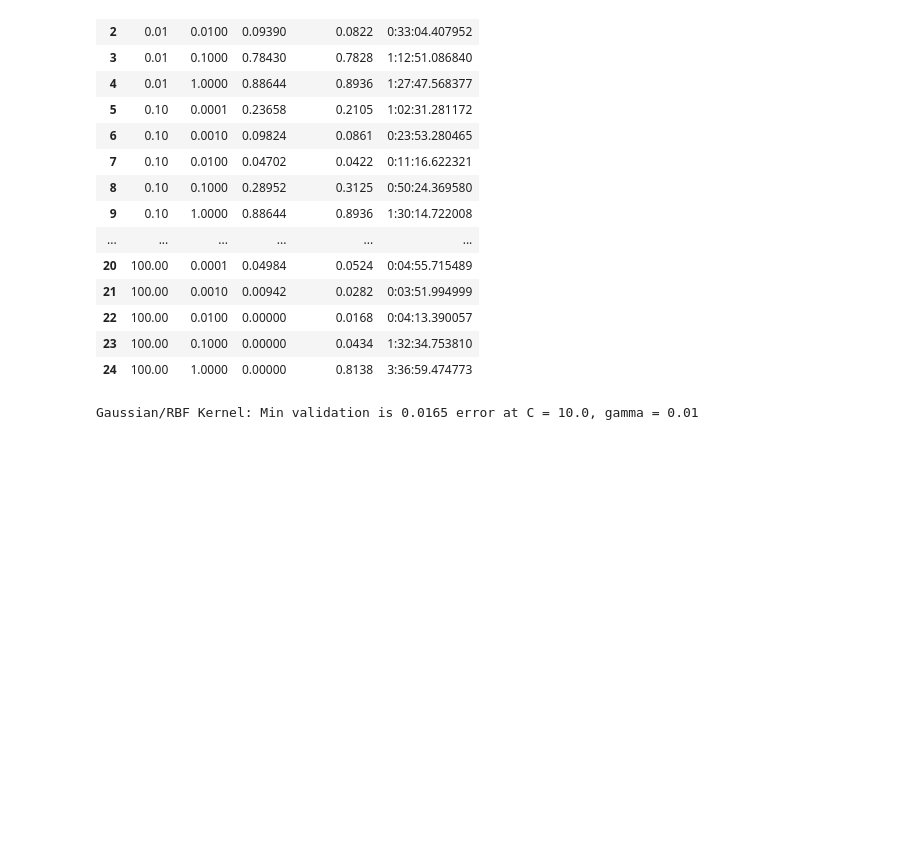
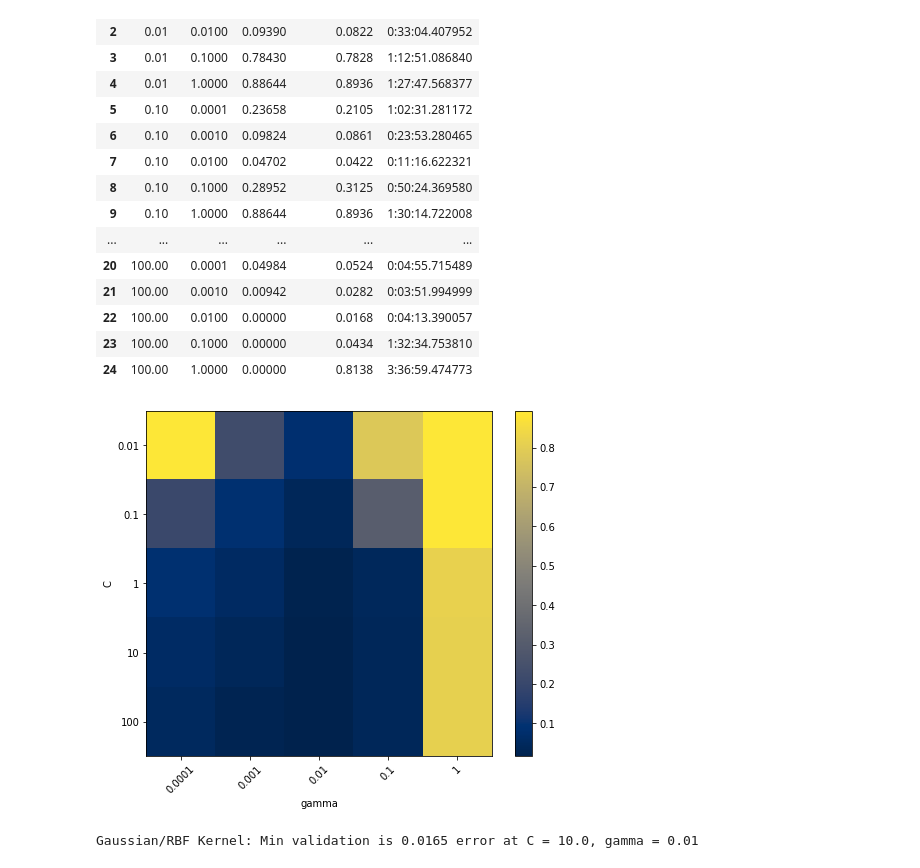
Before and after one commit to bason1999qn/Final_Machine_Learning, a Jupyter notebook: SVM_run.ipynb, the cells around one changed output. Drawn from its saved outputs; the diff is of its cells as text; code cells hidden in the pictures; blank space fills up the shorter version.

```diff
--- a/SVM_run.ipynb
+++ b/SVM_run.ipynb
@@ -289,6 +290,21 @@ df_2
 | 22 | 100.00 | 0.0100 | 0.00000 | 0.0168 | 0:04:13.390057 |
 | 23 | 100.00 | 0.1000 | 0.00000 | 0.0434 | 1:32:34.753810 |
 | 24 | 100.00 | 1.0000 | 0.00000 | 0.8138 | 3:36:59.474773 |
+# %%
+# Make a nice figure
+scores = df_2['E_Validation']
+scores = np.array(scores).reshape(len(C_range), len(gamma_range))
+pl.figure(figsize=(8, 6))
+pl.subplots_adjust(left=0.15, right=0.95, bottom=0.15, top=0.95)
+pl.imshow(scores, interpolation='nearest',cmap='cividis')
+pl.xlabel('gamma')
+pl.ylabel('C')
+pl.colorbar()
+pl.xticks(np.arange(len(gamma_range)), gamma_range, rotation=45)
+pl.yticks(np.arange(len(C_range)), C_range)
+pl.show()
+# %% [output]
+[figure, added]
 # %%
 #Find C and gamma (min Validation error at C_min_gaussian, gamma_min_gaussian)
 min_E_gaussian = df_2.min(axis=0)['E_Validation']
```
Also changed, not shown: parts of 1 cell of this notebook.
